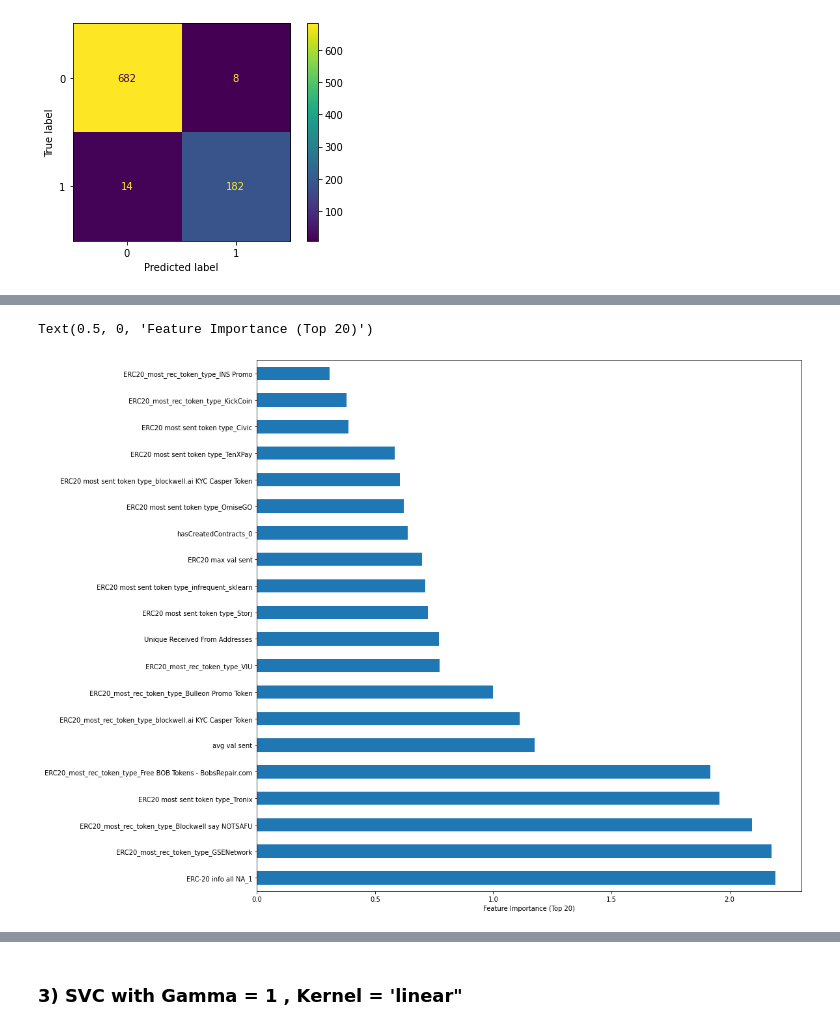
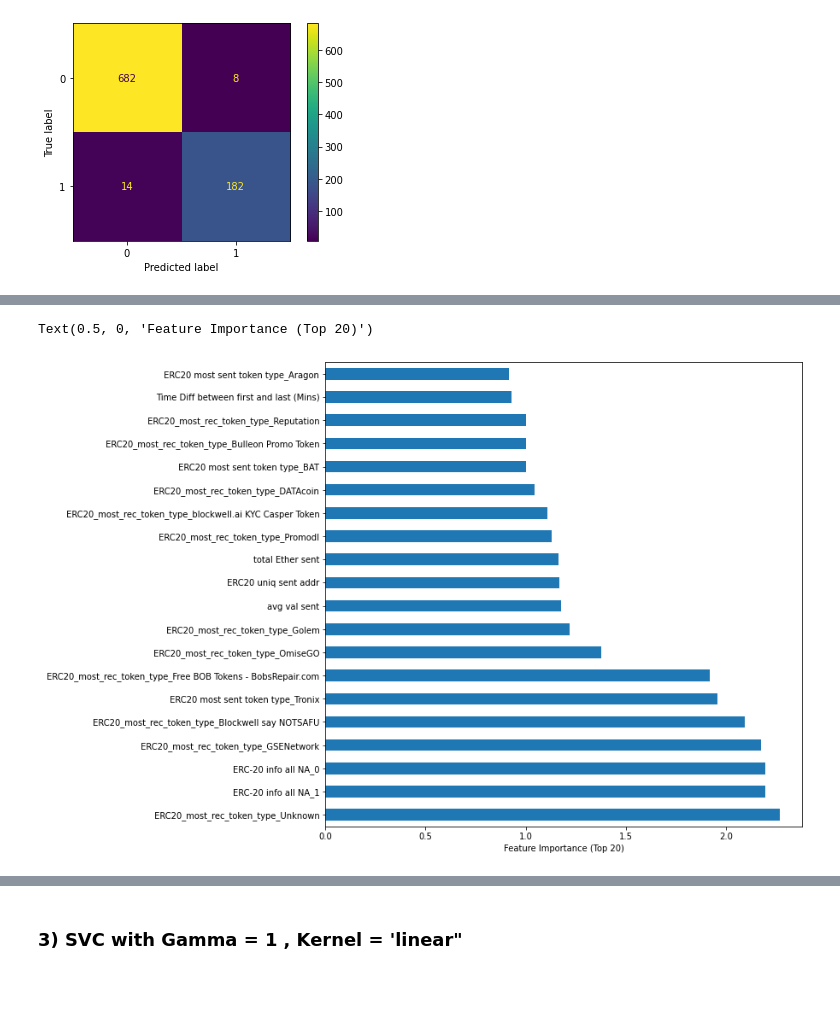
Before and after one commit to Mingg-Shi/CryptoFraud, a Jupyter notebook: model_split_first_SVM.ipynb, the cells around one changed output, grey strips where cells are left out. Drawn from its saved outputs; the diff is of its cells as text; code cells hidden in the pictures; blank space fills up the shorter version.

```diff
--- a/model_split_first_SVM.ipynb
+++ b/model_split_first_SVM.ipynb
@@ -92,7 +92,7 @@ Text(0.5, 0, 'Feature Importance (Bottom 20)')
 # %%
-ax = pd.Series(svc.coef_[0], index=X_train.columns).nlargest(20).plot(kind='barh',figsize=(15,15))
+ax = pd.Series(abs(svc.coef_[0]), index=X_train.columns).nlargest(20).plot(kind='barh',figsize=(10,10))
 
 ax.set_xlabel("Feature Importance (Top 20)")
 # %% [output]
 Text(0.5, 0, 'Feature Importance (Top 20)')
-[figure, old version]
+[figure, new version]
```
Also changed, not shown: parts of 4 cells of this notebook, 2 other files.
